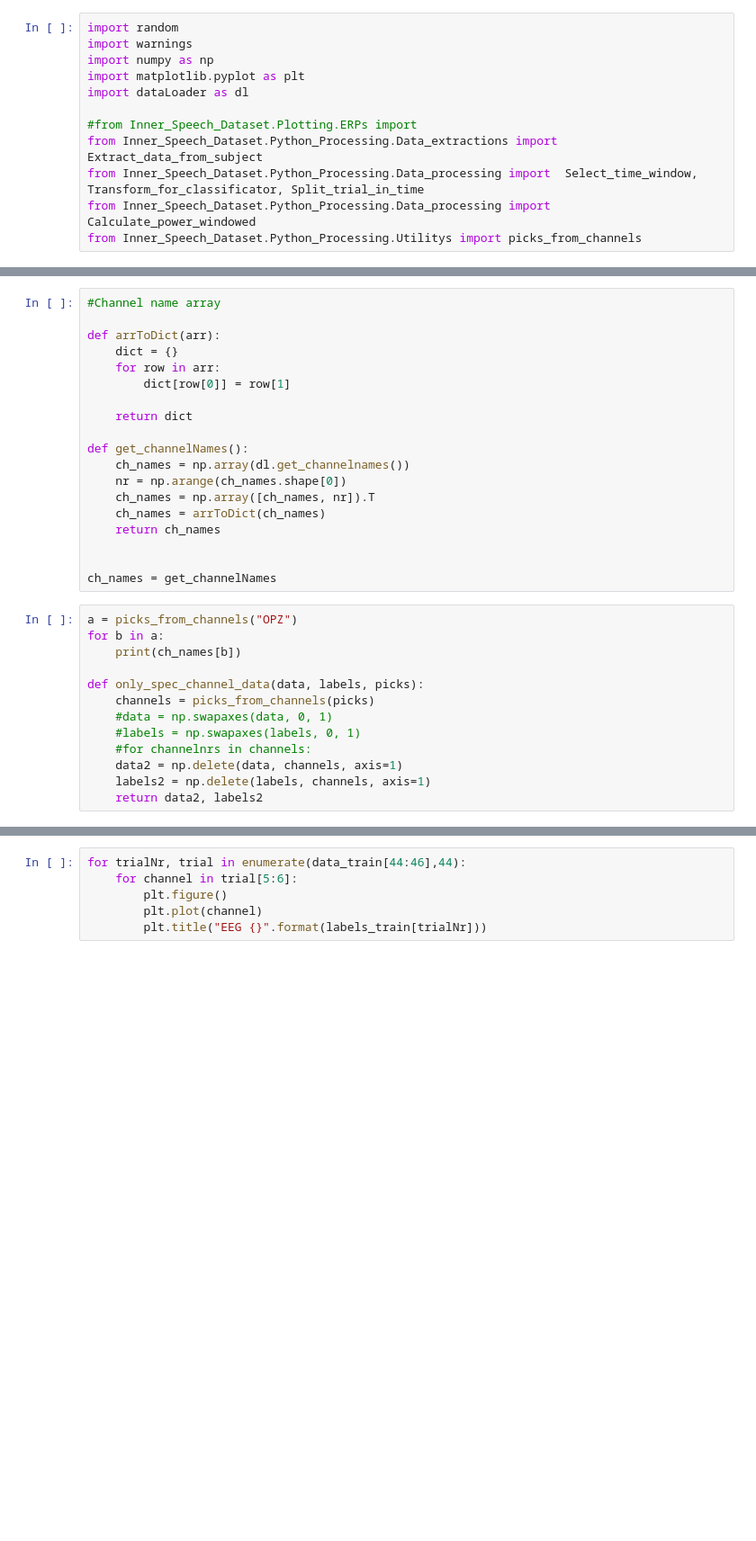
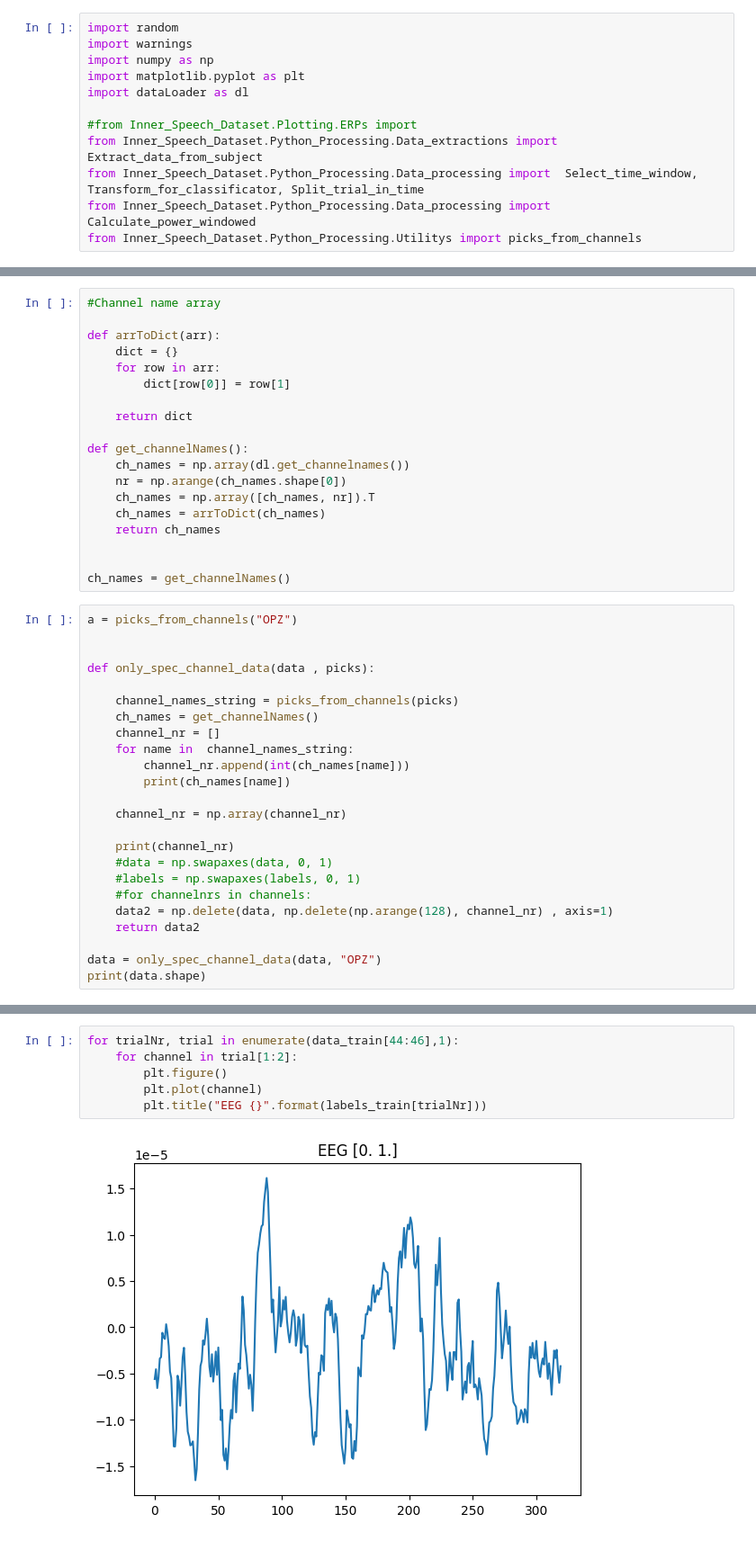
Before and after one commit to JuliaAlmaLuna/InnerSpeechEEGDecoding, a Jupyter notebook: classTest.ipynb, the cells around one changed output, grey strips where cells are left out. Shown at 90% size. Saved outputs shown, nothing was run; the diff lists cells and outputs as text; blank space fills up the shorter version.

```diff
--- a/classTest.ipynb
+++ b/classTest.ipynb
@@ -60,20 +67,31 @@ def get_channelNames():
     return ch_names
 
 
-ch_names = get_channelNames
+ch_names = get_channelNames()
 # %%
 a = picks_from_channels("OPZ")
-for b in a:
-    print(ch_names[b])
 
-def only_spec_channel_data(data, labels, picks):
-    channels = picks_from_channels(picks)
+
+def only_spec_channel_data(data , picks):
+
+    channel_names_string = picks_from_channels(picks)
+    ch_names = get_channelNames()
+    channel_nr = []
+    for name in  channel_names_string:
+        channel_nr.append(int(ch_names[name]))
+        print(ch_names[name])
+
+    channel_nr = np.array(channel_nr)
+
+    print(channel_nr)
     #data = np.swapaxes(data, 0, 1)
     #labels = np.swapaxes(labels, 0, 1)
     #for channelnrs in channels:
-    data2 = np.delete(data, channels, axis=1)
-    labels2 = np.delete(labels, channels, axis=1)
-    return data2, labels2
+    data2 = np.delete(data, np.delete(np.arange(128), channel_nr) , axis=1)
+    return data2
+
+data = only_spec_channel_data(data, "OPZ")
+print(data.shape)
 # %% [output]
 16
 29
@@ -238,8 +244,10 @@ Trainable params: 1,816,066
 Non-trainable params: 0
 _________________________________________________________________
 # %%
-for trialNr, trial in enumerate(data_train[44:46],44):
-    for channel in trial[5:6]:
+for trialNr, trial in enumerate(data_train[44:46],1):
+    for channel in trial[1:2]:
         plt.figure()
         plt.plot(channel)
         plt.title("EEG {}".format(labels_train[trialNr]))
+# %% [output]
+[figure, added]
```
Also changed, not shown: parts of 10 cells of this notebook.
